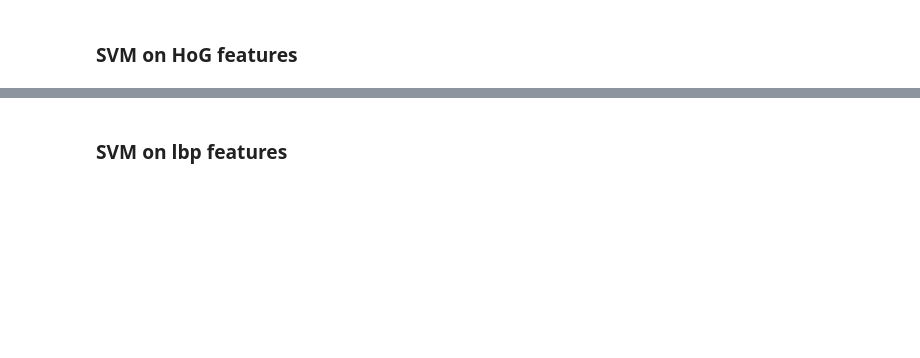
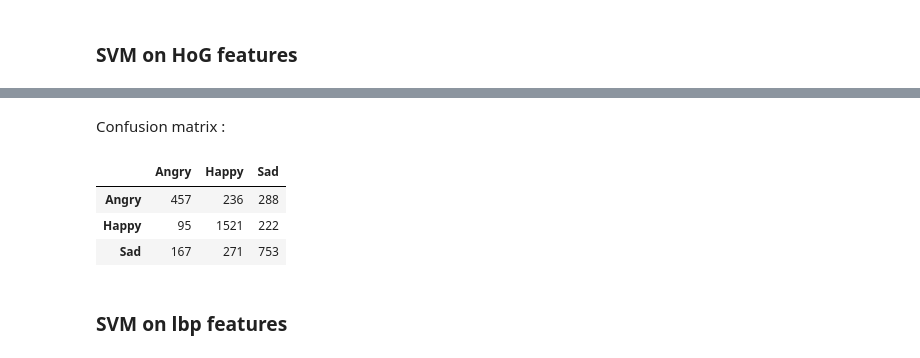
Before and after one commit to AntoineGuiot/project_vic, a Jupyter notebook: exploration_img_plot.ipynb, the cells around one changed output, grey strips where cells are left out. Saved outputs shown, nothing was run; the diff lists cells and outputs as text; code cells hidden in the pictures; blank space fills up the shorter version.

```diff
--- a/exploration_img_plot.ipynb
+++ b/exploration_img_plot.ipynb
@@ -225,3 +271,12 @@ print("F1 score:",model.getF1Score(data_formatter_test.data.dropna()))
+# %% [markdown]
+Confusion matrix :
+# %%
+model.get_confusion_matrix(data_formatter_test.data.dropna())
+# %% [output]
+|  | Angry | Happy | Sad |
+| Angry | 457 | 236 | 288 |
+| Happy | 95 | 1521 | 222 |
+| Sad | 167 | 271 | 753 |
 # %% [markdown]
 ### SVM on lbp features
 # %%
```
Also changed, not shown: parts of 44 cells of this notebook, 2 other files.
